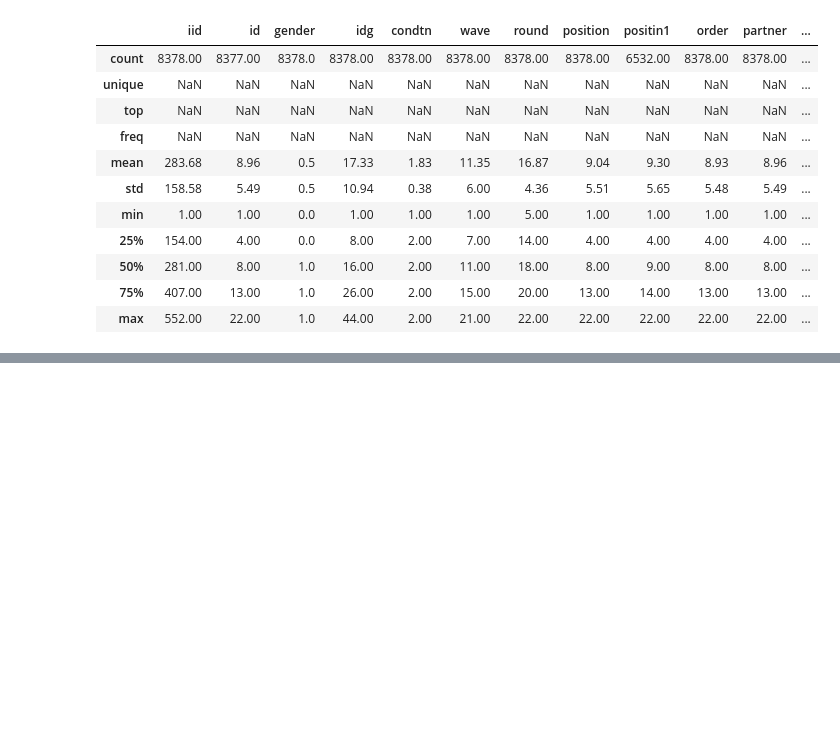
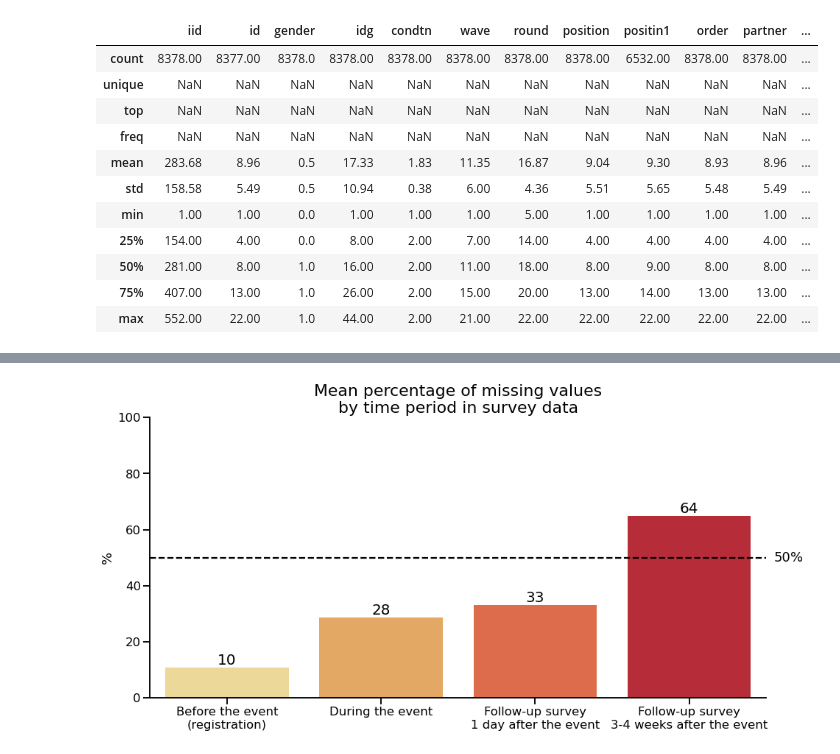
Before and after one commit to Acsts/EDA--Speed_Dating_Experiment, a Jupyter notebook: Project-Speed_Dating.ipynb, the cells around one changed output, grey strips where cells are left out. Drawn from its saved outputs; the diff is of its cells as text; code cells hidden in the pictures; blank space fills up the shorter version.

Commit message:
Clean version - Missing Values Analysis

```diff
--- a/Project-Speed_Dating.ipynb
+++ b/Project-Speed_Dating.ipynb
@@ -184,5 +63,0 @@ df_list = [df_reg, df_event, df_after_1d, df_after_3w]
-# %%
-missing_values_part_list = []
-for df_part in df_list:
-    missing_values_part_list.append(df_part.isnull().sum().apply(lambda x : round(x/df.shape[0]*100, 2)))
-time_labels = ['Before the event (registration)', 'During the event', 'Follow-up survey - 1 day after the event', 'Follow-up survey - 3-4 weeks after the event']
@@ -257,0 +76,7 @@ missing_values_figs.show()
+# %%
+def get_missing_values_percentage(dataframe):
+    # Input : dataframe (n rows, m columns)
+    # Output : a series (m values) whose indexes are the input dataframe column names
+    #          and the values are the percentage of missing values found in the column,
+    #          rounded to 2 decimal places.
+    return dataframe.isnull().sum().apply(lambda x : round(x/dataframe.shape[0]*100, 2))
@@ -257,0 +193,32 @@ missing_values_figs.show()
+# %%
+df_reg = df.loc[:,'age':'amb5_1']
+df_event = df.loc[:,'dec':'amb3_s']
+df_after_1d = df.loc[:,'satis_2':'amb5_2']
+df_after_3w = df.loc[:,'you_call':]
+df_list = [df_reg, df_event, df_after_1d, df_after_3w]
+time_labels = ['Before the event\n(registration)', 'During the event', 'Follow-up survey\n1 day after the event', 'Follow-up survey\n3-4 weeks after the event']
+# %%
+# Storing the missing values series (each corresponding to a time period) into a list for plotting in different graphs
+# and creating a Series (missing_values_summary) giving for each period of time its mean of missing values percentage
+missing_values_series_list = []
+missing_values_summary = []
+for i, df_part in enumerate(df_list):
+    missing_values_series_list.append(get_missing_values_percentage(df_part))
+    missing_values_mean_percentage = missing_values_series_list[i].mean()
+    missing_values_summary.append(missing_values_mean_percentage)
+missing_values_summary = pd.Series(missing_values_summary, index = time_labels)
+# %%
+sns.set_context("talk") # Setting a default scale for the axis and labels
+plt.figure(figsize = (15,7))
+plt.title("Mean percentage of missing values\nby time period in survey data", fontdict = {'fontsize': 22})
+ax = sns.barplot(x = missing_values_summary.index, y = missing_values_summary.values, saturation = 0.7, palette ="YlOrRd")
+ax.bar_label(ax.containers[0], fmt = '%d', fontsize = 20) # Adding values over bars, shown as integers
+plt.axhline(y = 50, ls = '--', c = 'Black')
+ax.text(3.55, 50,'50%', verticalalignment = 'center', fontsize=18)
+ax.set_ylim([0, 100])
+ax.set_ylabel('%')
+
+sns.despine() # removing the right and top frame lines around the figure
+plt.show()
+# %% [output]
+[figure, added]
```
Also changed, not shown: parts of 45 cells of this notebook.
